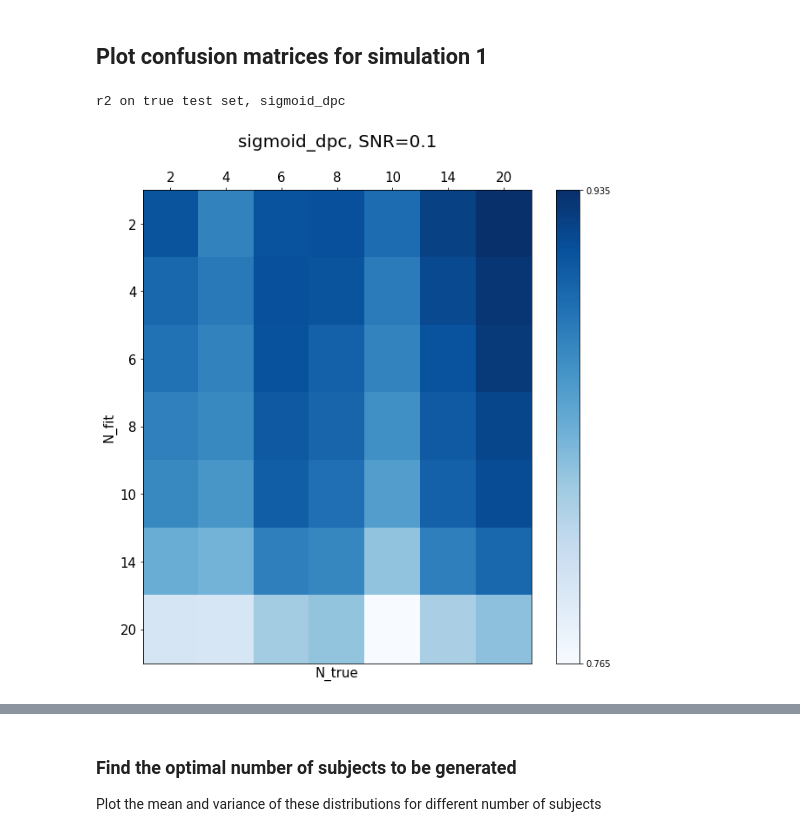
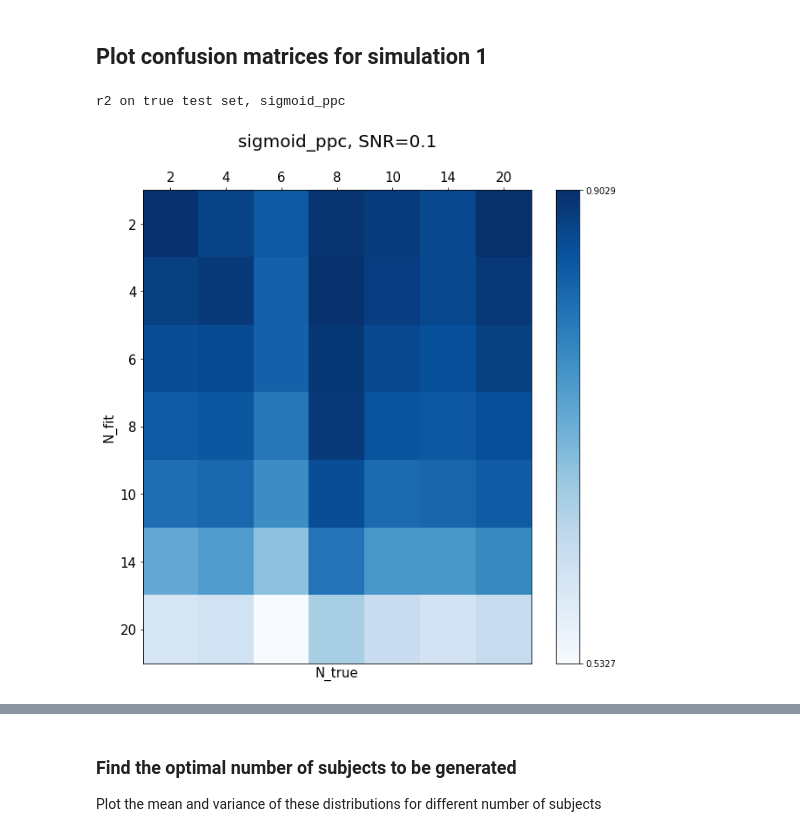
Before and after one commit to sebastiendemortain/neural-coding-of-probabilities, a Jupyter notebook: simulation_results.ipynb, the cells around one changed output, grey strips where cells are left out. Drawn from its saved outputs; the diff is of its cells as text; code cells hidden in the pictures.

```diff
--- a/simulation_results.ipynb
+++ b/simulation_results.ipynb
@@ -120,7 +120,7 @@ min_n_local_regular_stimuli = 12
 max_n_local_regular_stimuli = 18
 
 # SNR as defined by ||signal||²/(||signal||²+||noise||²)
-snr = 0.9
+snr = 0.1
 
 # fMRI info
 final_frame_offset = 10  # Frame recording duration after the last stimulus has been shown
@@ -1224,7 +1214,7 @@ rho mean: 0.32703080157972086
 ## Plot confusion matrices for simulation 1
 # %%
 ################################
-k_scheme =3
+k_scheme =1
 ################################
 n_fractions = 20
 scheme = scheme_array[k_scheme]
@@ -1282,35 +1272,35 @@ heatmap = ax.pcolor(data, cmap=plt.cm.Blues, vmin=np.min(data), vmax=np.max(data
 
 # put the major ticks at the middle of each cell
 ax.set_xticks(np.arange(data.shape[1]) + 0.5, minor=False)
 ax.set_yticks(np.arange(data.shape[0]) + 0.5, minor=False)
 
 # want a more natural, table-like display
 ax.invert_yaxis()
 ax.xaxis.tick_top()
 
 ax.set_xticklabels(column_labels, minor=False, fontsize=fontsize)
 ax.set_yticklabels(row_labels, minor=False, fontsize=fontsize)
 ax.set_ylabel('N_fit', fontsize=fontsize)
 ax.set_xlabel('N_true', fontsize=fontsize)
 plt.title(scheme+', SNR='+str(snr), y=1.08, fontsize=20)
 cbar = fig.colorbar(heatmap, ticks=[np.min(data), np.max(data)])
 
 
 # fig = plt.figure(figsize=(10,10))
 # ax = fig.add_subplot(111)
 # heatmap = ax.imshow(mean_over_X, extent=[0, 1, 0, 1])
 # cbar = fig.colorbar(heatmap, ticks=[np.min(mean_over_X), np.max(mean_over_X)])
 
 # # put the major ticks at the middle of each cell
 # ax.set_xticks([])
 # ax.set_yticks([])
 # ax.set_title('Regressor means')
 # ax.set_ylabel('Scheme')
 # ax.set_xlabel('true_N')
 plt.show()
 # %% [output]
-r2 on true test set, sigmoid_dpc
+r2 on true test set, sigmoid_ppc
-[figure, old version]
+[figure, new version]
 # %%
 # Compute mean over the regressors
 
```
Also changed, not shown: parts of 14 cells of this notebook.
